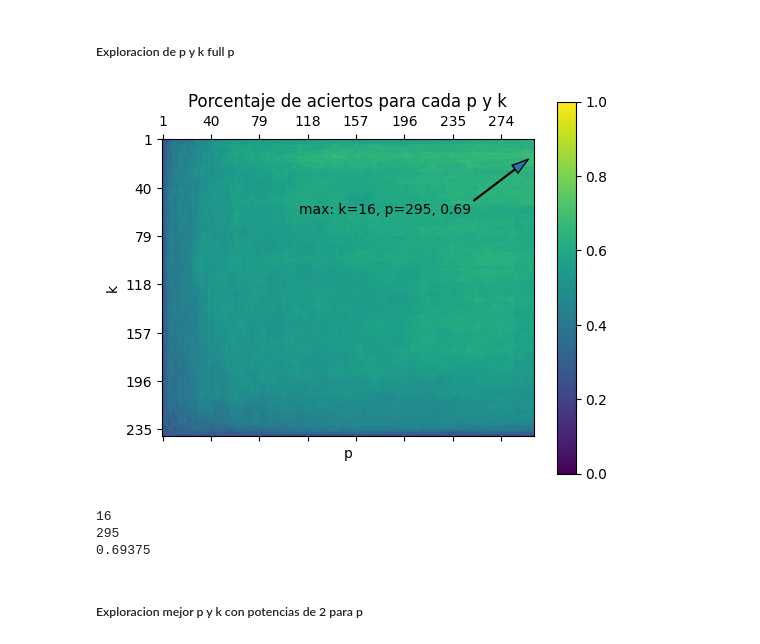
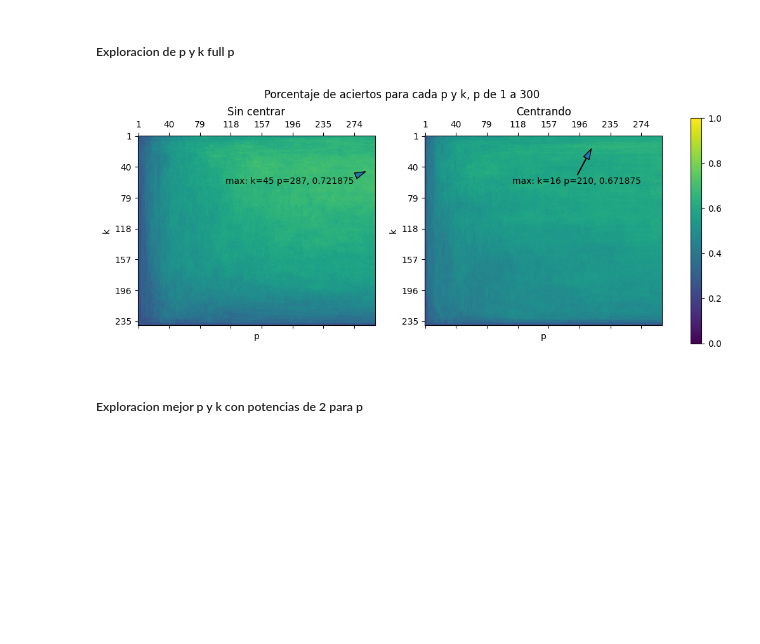
Before and after one commit to mamertowo/tp-mn-2, a Jupyter notebook: notebook.ipynb, the cells around one changed output. Drawn from its saved outputs; the diff is of its cells as text; code cells hidden in the pictures; blank space fills up the shorter version.

Commit message:
graficos para cada combinacion

```diff
--- a/notebook.ipynb
+++ b/notebook.ipynb
@@ -606,24 +606,49 @@ ks_full_graficar, ps_full_graficar, vs_full_graficar = mejorKyPFull(global_tabla
-# %%
-plt.matshow(vs_full_graficar, vmin=0, vmax=1)
-plt.xticks(np.arange(0, len(ps_full_graficar), 39), ps_full_graficar[np.arange(0, len(ps_full_graficar), 39)])
-plt.yticks(np.arange(0, len(ks_full_graficar), 39), ks_full_graficar[np.arange(0, len(ks_full_graficar), 39)])
-plt.xlabel("p")
-plt.ylabel("k")
-plt.title("Porcentaje de aciertos para cada p y k")
-# plt.arrow(275, 23, 1, 1, edgecolor="red")
-plt.annotate("max: k=16, p=295, 0.69", (295, 16), (110, 60), arrowprops={"width": 0.5, "headwidth": 7})
-plt.colorbar();
-# %% [output]
-[figure, removed]
-# %%
-ind = np.unravel_index(np.argmax(vs_full_graficar, axis=None), vs_full_graficar.shape)
-print(ks_full_graficar[ind[0]])
-print(ps_full_graficar[ind[1]])
-print(vs_full_graficar[ind])
-# %% [output]
-16
-295
-0.69375
+# %%
+# Tambien 74 mins
+ks_full_graficar_centrar, ps_full_graficar_centrar, vs_full_graficar_centrar = mejorKyPFull(global_tabla, 1000, True)
+# %%
+ind = np.unravel_index(np.argmax(vs_full_graficar_sin_centrar, axis=None), vs_full_graficar_sin_centrar.shape)
+maximos_full_sin_centrar = {
+    "k": ks_full_graficar_sin_centrar[ind[0]],
+    "p": ps_full_graficar_sin_centrar[ind[1]],
+    "v": vs_full_graficar_sin_centrar[ind]
+}
+ind = np.unravel_index(np.argmax(vs_full_graficar_centrar, axis=None), vs_full_graficar_centrar.shape)
+maximos_full_centrar = {
+    "k": ks_full_graficar_centrar[ind[0]],
+    "p": ps_full_graficar_centrar[ind[1]],
+    "v": vs_full_graficar_centrar[ind]
+}
+anotaciones_full = {
+    "sin_centrar": "max: k=" + str(maximos_full_sin_centrar["k"]) + " p=" + str(maximos_full_sin_centrar["p"]) + ", " + str(maximos_full_sin_centrar["v"]),
+    "sin_centrar_pos": (maximos_full_sin_centrar["p"], maximos_full_sin_centrar["k"]),
+    "centrar": "max: k=" + str(maximos_full_centrar["k"]) + " p=" + str(maximos_full_centrar["p"]) + ", " + str(maximos_full_centrar["v"]),
+    "centrar_pos": (maximos_full_centrar["p"], maximos_full_centrar["k"])
+}
+# %%
+fig, axs = plt.subplots(1, 2, figsize=(10, 10))
+fig.suptitle("Porcentaje de aciertos para cada p y k, p de 1 a 300", y=0.7)
+
+pcm = axs[0].matshow(vs_full_graficar_sin_centrar, vmin=0, vmax=1)
+axs[0].set_xticks(np.arange(0, len(ps_full_graficar_sin_centrar), 39), ps_full_graficar_sin_centrar[np.arange(0, len(ps_full_graficar_sin_centrar), 39)])
+axs[0].set_yticks(np.arange(0, len(ks_full_graficar_sin_centrar), 39), ks_full_graficar_sin_centrar[np.arange(0, len(ks_full_graficar_sin_centrar), 39)])
+axs[0].set_xlabel("p")
+axs[0].set_ylabel("k")
+axs[0].set_title("Sin centrar")
+axs[0].annotate(anotaciones_full["sin_centrar"], anotaciones_full["sin_centrar_pos"], (110, 60), arrowprops={"width": 0.5, "headwidth": 7})
+
+pcm = axs[1].matshow(vs_full_graficar_centrar, vmin=0, vmax=1)
+axs[1].set_xticks(np.arange(0, len(ps_full_graficar_centrar), 39), ps_full_graficar_centrar[np.arange(0, len(ps_full_graficar_centrar), 39)])
+axs[1].set_yticks(np.arange(0, len(ks_full_graficar_centrar), 39), ks_full_graficar_centrar[np.arange(0, len(ks_full_graficar_centrar), 39)])
+axs[1].set_xlabel("p")
+axs[1].set_ylabel("k")
+axs[1].set_title("Centrando")
+axs[1].annotate(anotaciones_full["centrar"], anotaciones_full["centrar_pos"], (110, 60), arrowprops={"width": 0.5, "headwidth": 7})
+
+plt.tight_layout(pad=2)
+fig.colorbar(pcm, ax=axs[:], fraction=0.02);
+# %% [output]
+[figure, added]
 # %% [markdown]
 ##### Exploracion mejor p y k con potencias de 2 para p
 # %%
```
Also changed, not shown: parts of 1 cell of this notebook.
